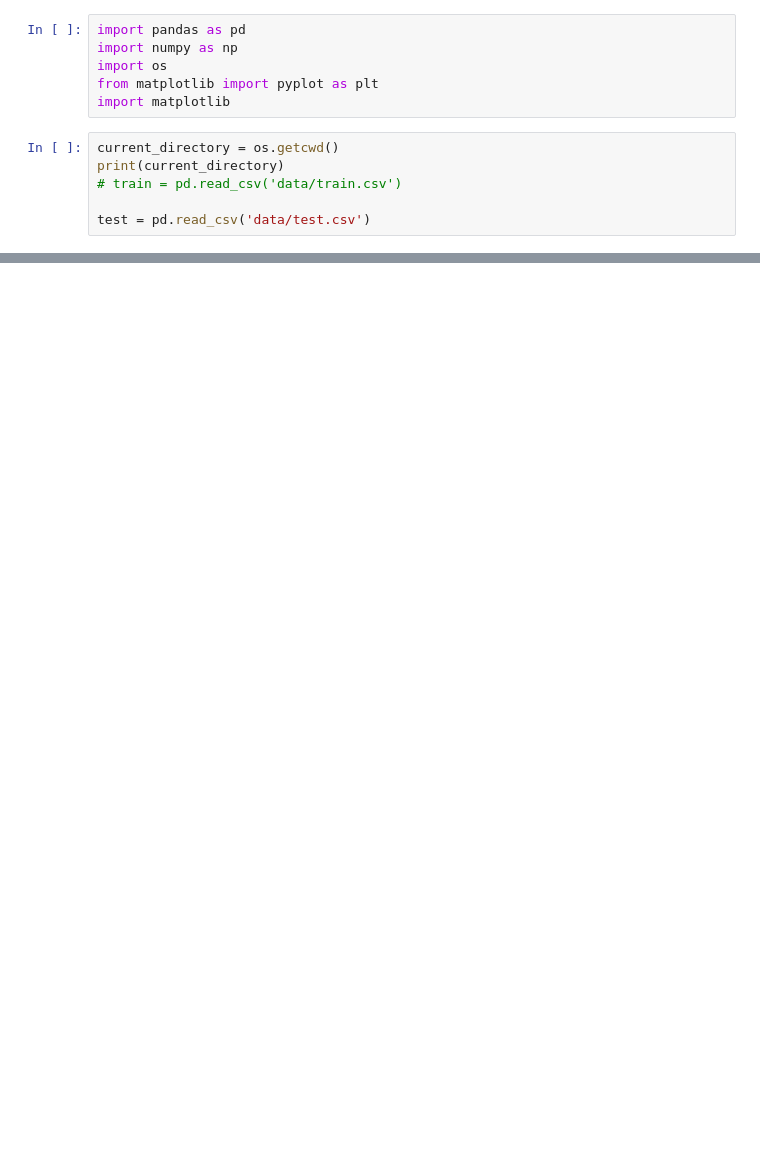
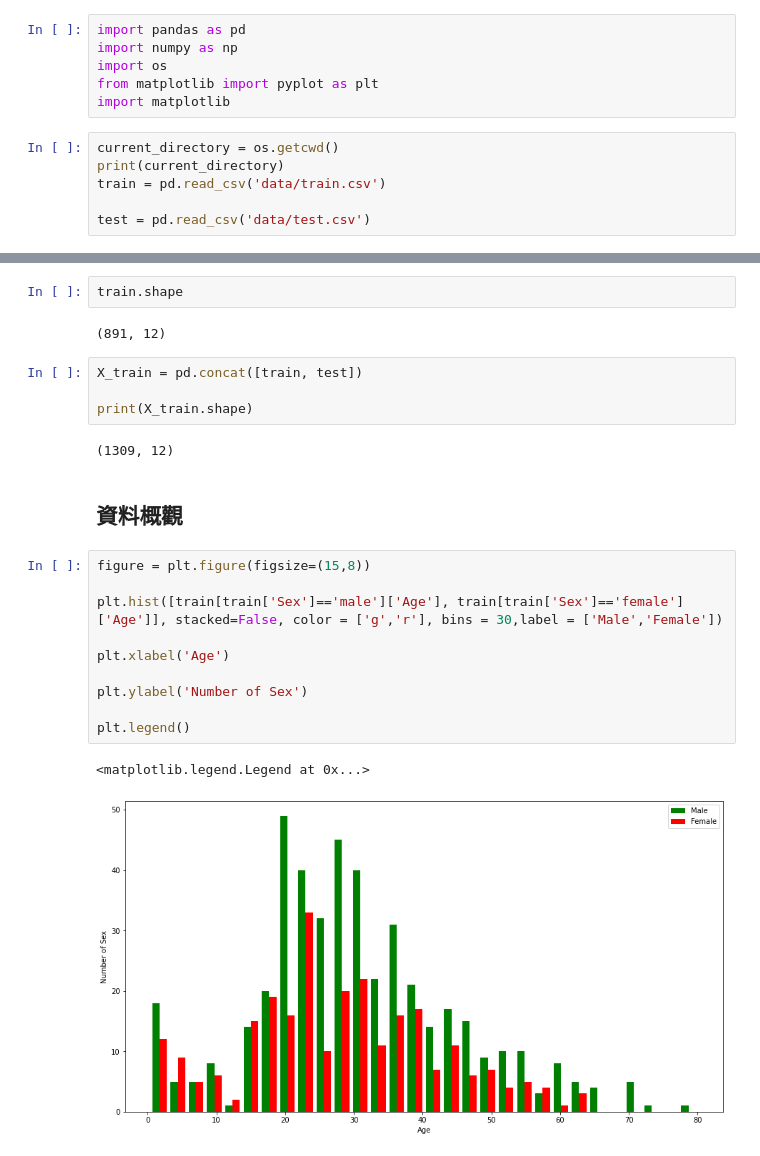
Before and after one commit to BoshiLee/kears_learning, a Jupyter notebook: training_project/kaggle/Titanic/titanic.ipynb, the cells around one changed output, grey strips where cells are left out. Drawn from its saved outputs; the diff is of its cells as text; blank space fills up the shorter version.

Commit message:
add data extraction

```diff
--- a/training_project/kaggle/Titanic/titanic.ipynb
+++ b/training_project/kaggle/Titanic/titanic.ipynb
@@ -7,7 +7,7 @@ import matplotlib
 # %%
 current_directory = os.getcwd()
 print(current_directory)
-# train = pd.read_csv('data/train.csv')
+train = pd.read_csv('data/train.csv')
 
 test = pd.read_csv('data/test.csv')
 # %% [output]
@@ -15,0 +79,25 @@ FileNotFoundError: [Errno 2] No such file or directory: 'data/test.csv'
+# %%
+train.shape
+# %% [output]
+(891, 12)
+# %%
+X_train = pd.concat([train, test])
+
+print(X_train.shape)
+# %% [output]
+(1309, 12)
+# %% [markdown]
+## 資料概觀
+# %%
+figure = plt.figure(figsize=(15,8))
+
+plt.hist([train[train['Sex']=='male']['Age'], train[train['Sex']=='female']['Age']], stacked=False, color = ['g','r'], bins = 30,label = ['Male','Female'])
+
+plt.xlabel('Age')
+
+plt.ylabel('Number of Sex')
+
+plt.legend()
+# %% [output]
+<matplotlib.legend.Legend at 0x...>
+[figure, added]
```
Also changed, not shown: parts of 55 cells of this notebook, 1 other file.
